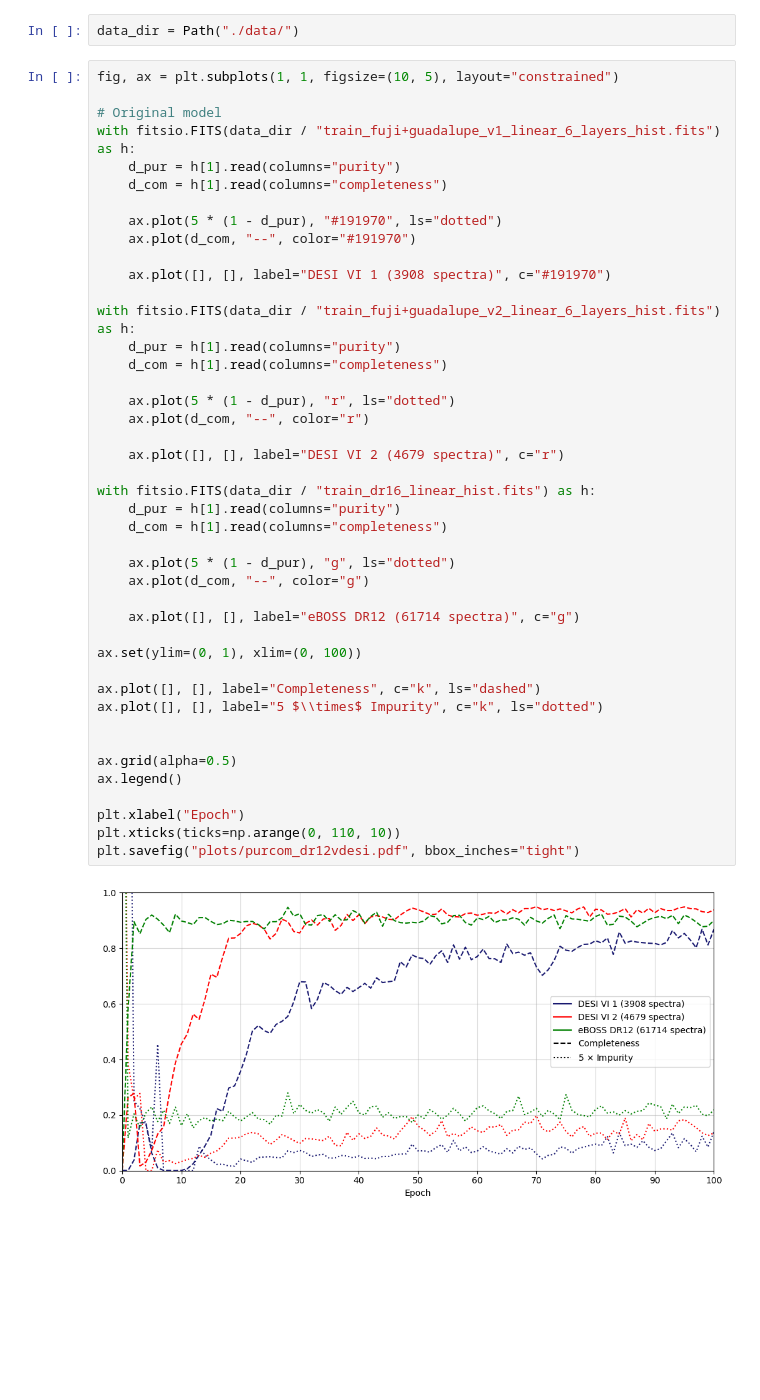
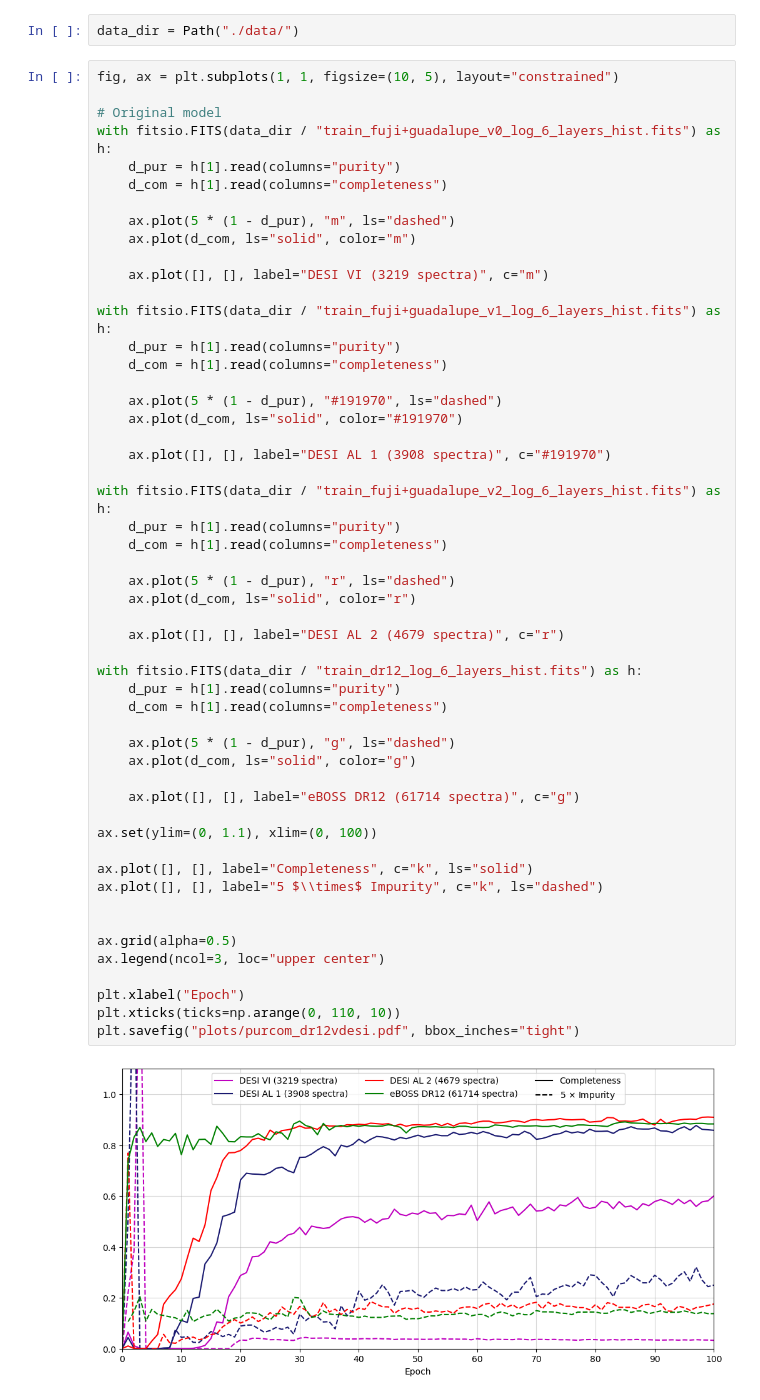
Before and after one commit to dylanagreen/quasarnet_paper_2025, a Jupyter notebook: 05-purcom_training.ipynb, the cells around one changed output. Cells and saved outputs as stored; diff of their text form; blank space fills up the shorter version.

Commit message:
Update purity and completeness per trainig and add bootstraps.

```diff
--- a/05-purcom_training.ipynb
+++ b/05-purcom_training.ipynb
@@ -9,45 +9,54 @@ data_dir = Path("./data/")
 # %%
 fig, ax = plt.subplots(1, 1, figsize=(10, 5), layout="constrained")
 
 # Original model
-with fitsio.FITS(data_dir / "train_fuji+guadalupe_v1_linear_6_layers_hist.fits") as h:
+with fitsio.FITS(data_dir / "train_fuji+guadalupe_v0_log_6_layers_hist.fits") as h:
     d_pur = h[1].read(columns="purity")
     d_com = h[1].read(columns="completeness")
 
-    ax.plot(5 * (1 - d_pur), "#191970", ls="dotted")
-    ax.plot(d_com, "--", color="#191970")
+    ax.plot(5 * (1 - d_pur), "m", ls="dashed")
+    ax.plot(d_com, ls="solid", color="m")
 
-    ax.plot([], [], label="DESI VI 1 (3908 spectra)", c="#191970")
+    ax.plot([], [], label="DESI VI (3219 spectra)", c="m")
 
-with fitsio.FITS(data_dir / "train_fuji+guadalupe_v2_linear_6_layers_hist.fits") as h:
+with fitsio.FITS(data_dir / "train_fuji+guadalupe_v1_log_6_layers_hist.fits") as h:
     d_pur = h[1].read(columns="purity")
     d_com = h[1].read(columns="completeness")
 
-    ax.plot(5 * (1 - d_pur), "r", ls="dotted")
-    ax.plot(d_com, "--", color="r")
+    ax.plot(5 * (1 - d_pur), "#191970", ls="dashed")
+    ax.plot(d_com, ls="solid", color="#191970")
 
-    ax.plot([], [], label="DESI VI 2 (4679 spectra)", c="r")
+    ax.plot([], [], label="DESI AL 1 (3908 spectra)", c="#191970")
 
-with fitsio.FITS(data_dir / "train_dr16_linear_hist.fits") as h:
+with fitsio.FITS(data_dir / "train_fuji+guadalupe_v2_log_6_layers_hist.fits") as h:
     d_pur = h[1].read(columns="purity")
     d_com = h[1].read(columns="completeness")
 
-    ax.plot(5 * (1 - d_pur), "g", ls="dotted")
-    ax.plot(d_com, "--", color="g")
+    ax.plot(5 * (1 - d_pur), "r", ls="dashed")
+    ax.plot(d_com, ls="solid", color="r")
+
+    ax.plot([], [], label="DESI AL 2 (4679 spectra)", c="r")
+
+with fitsio.FITS(data_dir / "train_dr12_log_6_layers_hist.fits") as h:
+    d_pur = h[1].read(columns="purity")
+    d_com = h[1].read(columns="completeness")
+
+    ax.plot(5 * (1 - d_pur), "g", ls="dashed")
+    ax.plot(d_com, ls="solid", color="g")
 
     ax.plot([], [], label="eBOSS DR12 (61714 spectra)", c="g")
 
-ax.set(ylim=(0, 1), xlim=(0, 100))
+ax.set(ylim=(0, 1.1), xlim=(0, 100))
 
-ax.plot([], [], label="Completeness", c="k", ls="dashed")
-ax.plot([], [], label="5 $\\times$ Impurity", c="k", ls="dotted")
+ax.plot([], [], label="Completeness", c="k", ls="solid")
+ax.plot([], [], label="5 $\\times$ Impurity", c="k", ls="dashed")
 
 
 ax.grid(alpha=0.5)
-ax.legend()
+ax.legend(ncol=3, loc="upper center")
 
 plt.xlabel("Epoch")
 plt.xticks(ticks=np.arange(0, 110, 10))
 plt.savefig("plots/purcom_dr12vdesi.pdf", bbox_inches="tight")
 # %% [output]
-[figure, old version]
+[figure, new version]
```
Also changed, not shown: parts of 1 cell of this notebook, 34 other files.
